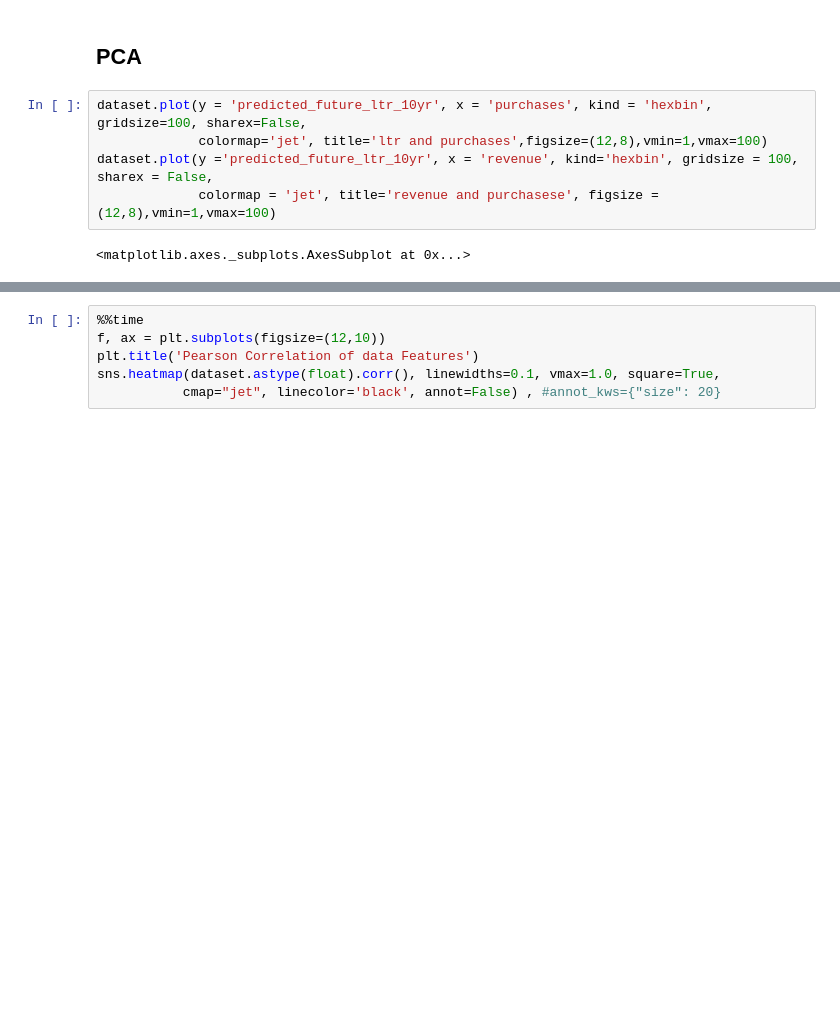
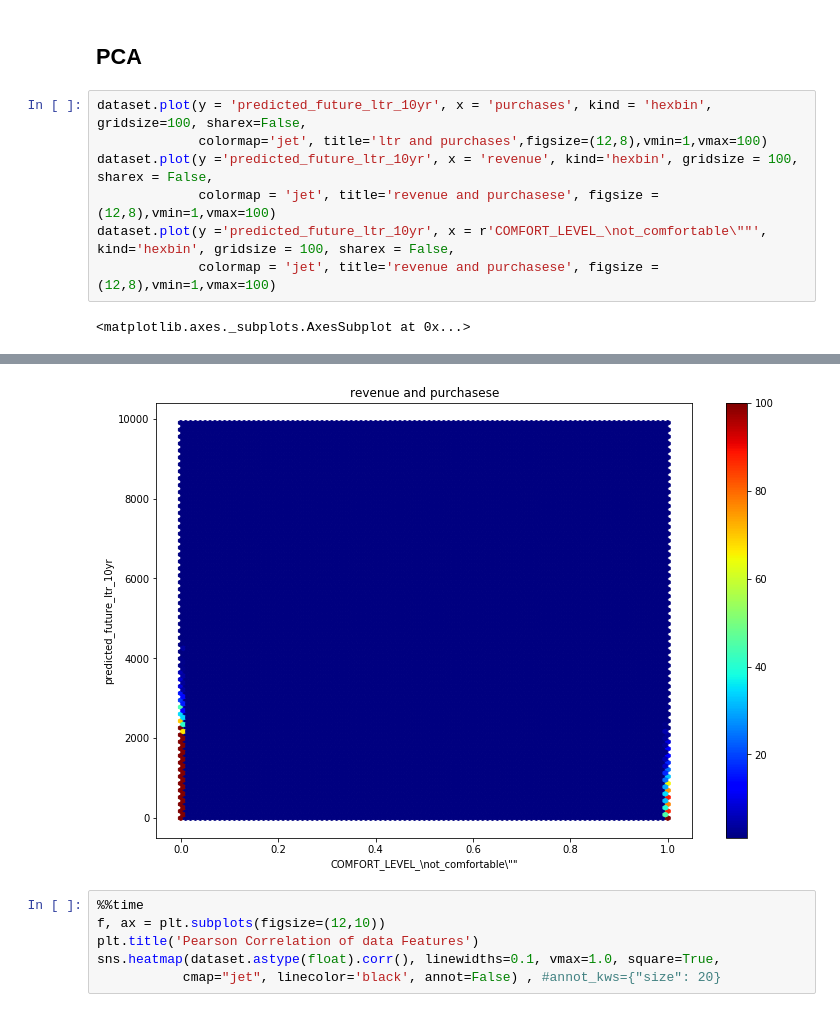
Before and after one commit to jiangshan123/Capstone_TDI, a Jupyter notebook: Project.ipynb, the cells around one changed output, grey strips where cells are left out. Cells and saved outputs as stored; diff of their text form; blank space fills up the shorter version.

```diff
--- a/Project.ipynb
+++ b/Project.ipynb
@@ -340,12 +340,15 @@ plt.show()
 # %%
 dataset.plot(y = 'predicted_future_ltr_10yr', x = 'purchases', kind = 'hexbin', gridsize=100, sharex=False,
              colormap='jet', title='ltr and purchases',figsize=(12,8),vmin=1,vmax=100)
 dataset.plot(y ='predicted_future_ltr_10yr', x = 'revenue', kind='hexbin', gridsize = 100, sharex = False,
              colormap = 'jet', title='revenue and purchasese', figsize = (12,8),vmin=1,vmax=100)
+dataset.plot(y ='predicted_future_ltr_10yr', x = r'COMFORT_LEVEL_\not_comfortable\""', kind='hexbin', gridsize = 100, sharex = False,
+             colormap = 'jet', title='revenue and purchasese', figsize = (12,8),vmin=1,vmax=100)
 # %% [output]
 <matplotlib.axes._subplots.AxesSubplot at 0x...>
 [figure]
 [figure]
+[figure, added]
 # %%
 %%time
 f, ax = plt.subplots(figsize=(12,10))
```
Also changed, not shown: parts of 29 cells of this notebook, 6 other files.
